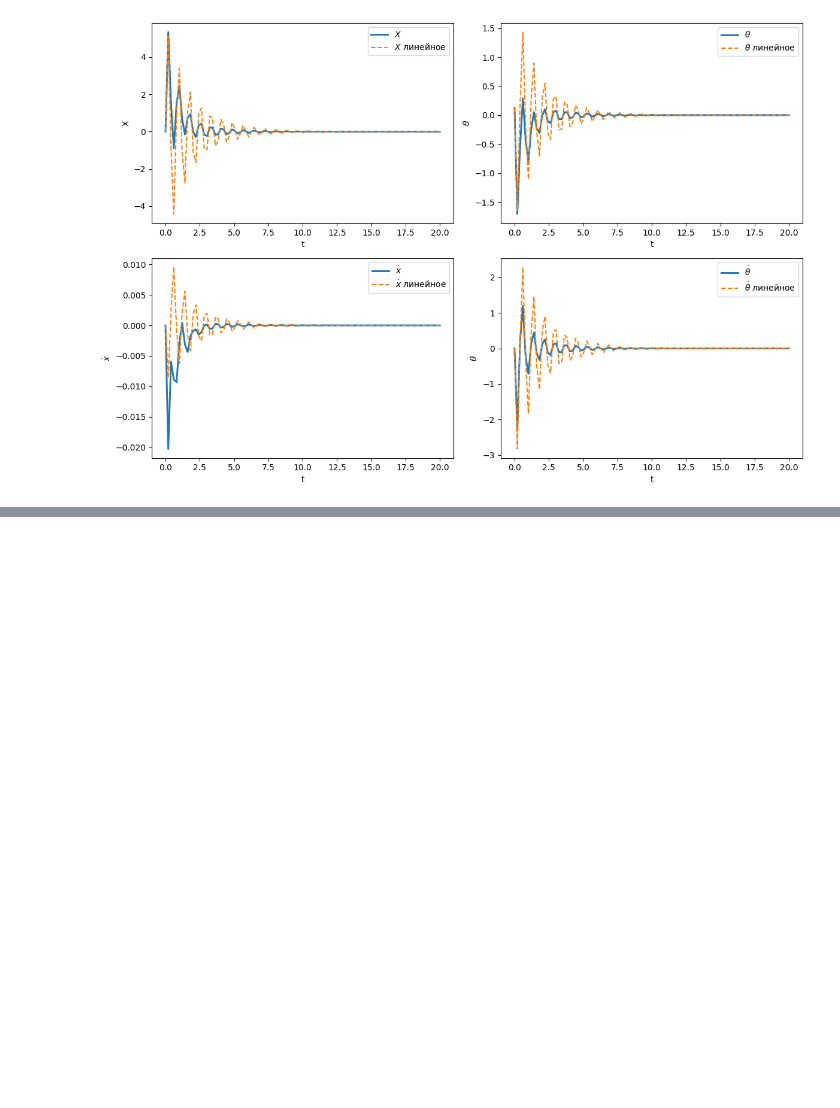
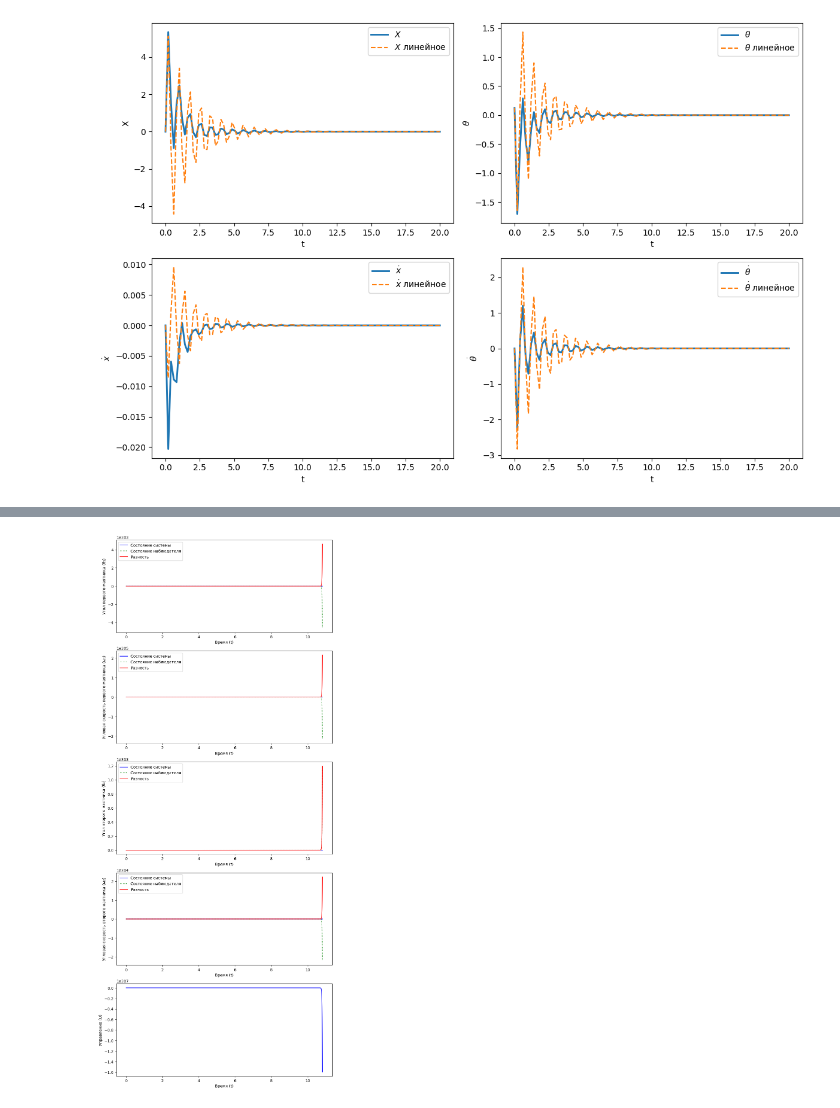
Before and after one commit to MimPe9/TU-Lab, a Jupyter notebook: Лаба.ipynb, the cells around one changed output, grey strips where cells are left out. Saved outputs shown, nothing was run; the diff lists cells and outputs as text; code cells hidden in the pictures; blank space fills up the shorter version.

```diff
--- a/Лаба.ipynb
+++ b/Лаба.ipynb
@@ -2041,0 +2233,8 @@ plt.show()
+# %%
+# Нелинейная система с управлением
+data = plot_time(rhs_nonlinear_controlled)(pnt = INIT_POINT, is_controlled = True)
+fig, axs = data["fig"], data["axs"]
+
+plt.show()
+# %% [output]
+[figure, added]
```
Also changed, not shown: parts of 15 cells of this notebook.
